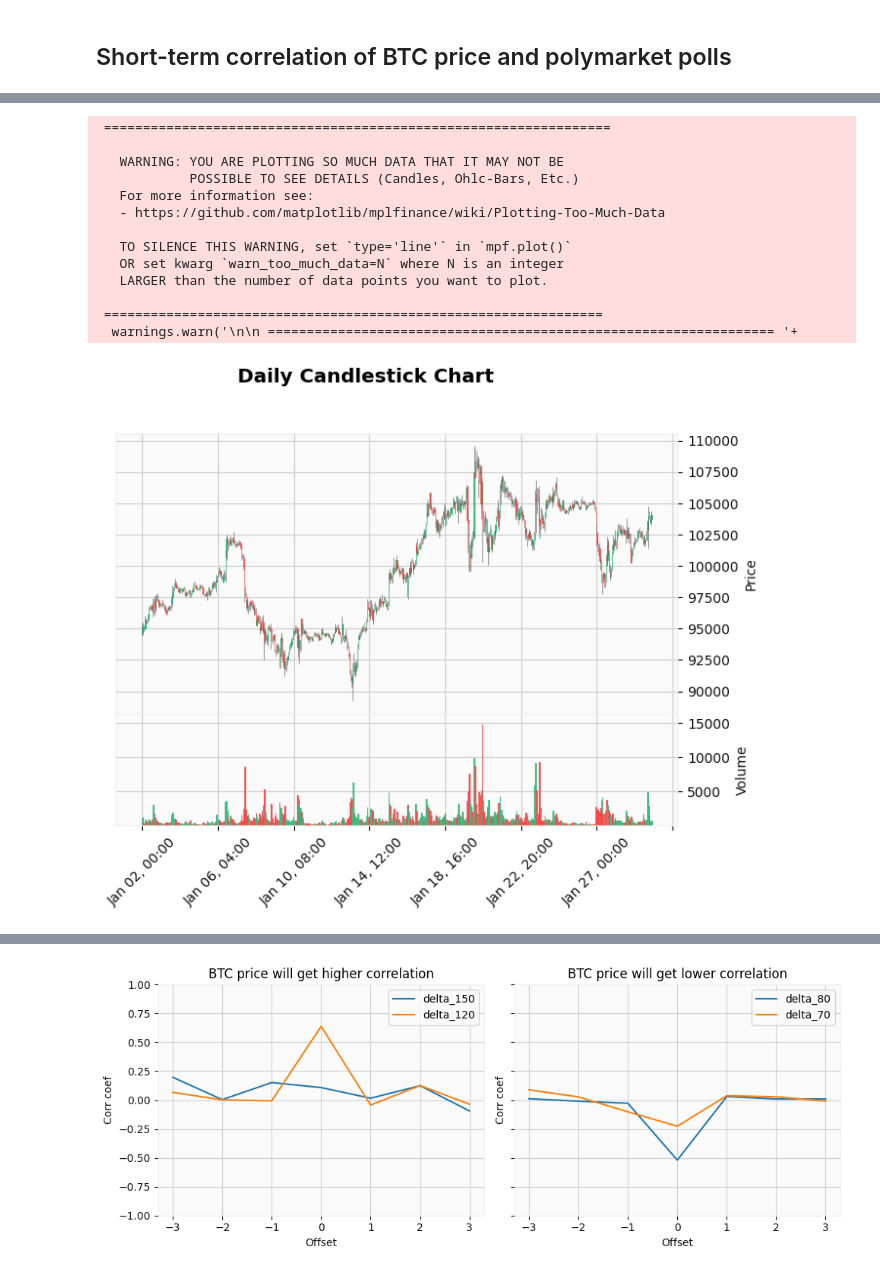
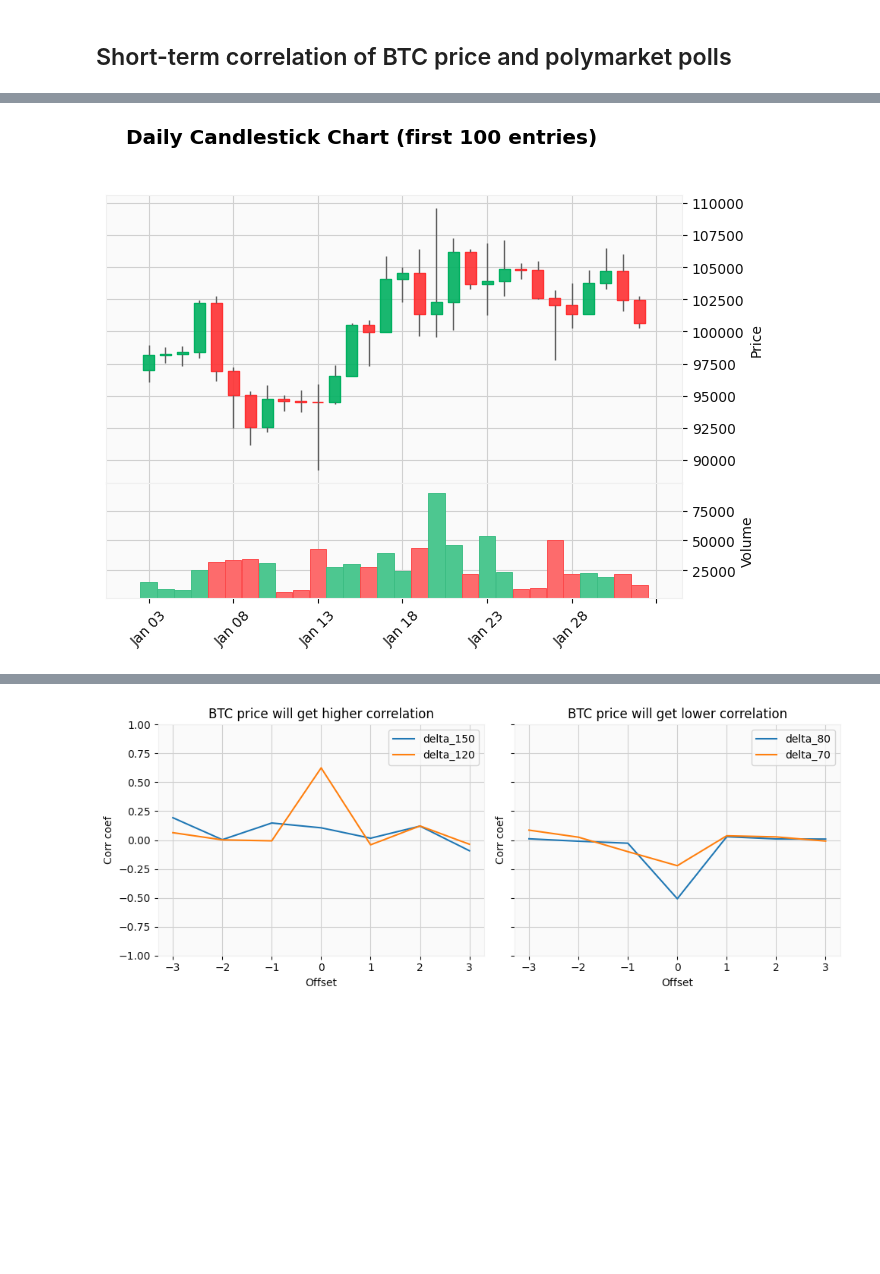
Before and after one commit to DiceNameIsMy/algotrading, a Jupyter notebook: src/main.ipynb, the cells around one changed output, grey strips where cells are left out. Drawn from its saved outputs; the diff is of its cells as text; code cells hidden in the pictures; blank space fills up the shorter version.

```diff
--- a/src/main.ipynb
+++ b/src/main.ipynb
@@ -71,9 +71,7 @@ import pandas as pd
 
 from polymarket_datasets import load_pm_dataset
 
-pm_df = load_pm_dataset('2_pm_BTC_1h.csv')
+pm_data = load_pm_dataset('2_pm_BTC_1d.csv')
 
-pm_df = pm_df[pm_df.index <= '2025-01-31'][0:-3]
-
-pm_df.head()
+[v.label for v in pm_data]
 # %% [output]
@@ -123,0 +116,17 @@ BTC_df.head()
+# %%
+from binance import Client
+
+from binance_datasets import load_binance_dataset
+
+
+pm_110_data = pm_data[5]
+
+start_date = min(*pm_data, key=lambda d: d.date_from).date_from.isoformat()
+end_date = max(*pm_data, key=lambda d: d.date_to).date_to.isoformat()
+
+binance_df = load_binance_dataset("BTCUSDT", Client.KLINE_INTERVAL_1DAY, start_date, end_date)
+
+print(f"PM datapoints: {len(pm_110_data.delta)}. Start: {start_date}, end: {end_date}")
+print(binance_df.info())
+
+binance_df.tail()
@@ -124,22 +158,9 @@ BTC_df.head()
 # %%
 import mplfinance as mpf
 
-mpf.plot(BTC_df, type='candle', volume=True, title="Daily Candlestick Chart", style='yahoo')
+mpf.plot(binance_df[0:100], type='candle', volume=True, title="Daily Candlestick Chart (first 100 entries)", style='yahoo')
 # %% [output]
- =================================================================
-
-   WARNING: YOU ARE PLOTTING SO MUCH DATA THAT IT MAY NOT BE
-            POSSIBLE TO SEE DETAILS (Candles, Ohlc-Bars, Etc.)
-   For more information see:
-   - https://github.com/matplotlib/mplfinance/wiki/Plotting-Too-Much-Data
-
-   TO SILENCE THIS WARNING, set `type='line'` in `mpf.plot()`
-   OR set kwarg `warn_too_much_data=N` where N is an integer
-   LARGER than the number of data points you want to plot.
-
- ================================================================
-  warnings.warn('\n\n ================================================================= '+
-[figure, old version]
+[figure, new version]
 # %%
 import numpy as np
 
```
Also changed, not shown: parts of 19 cells of this notebook, 4 other files.
